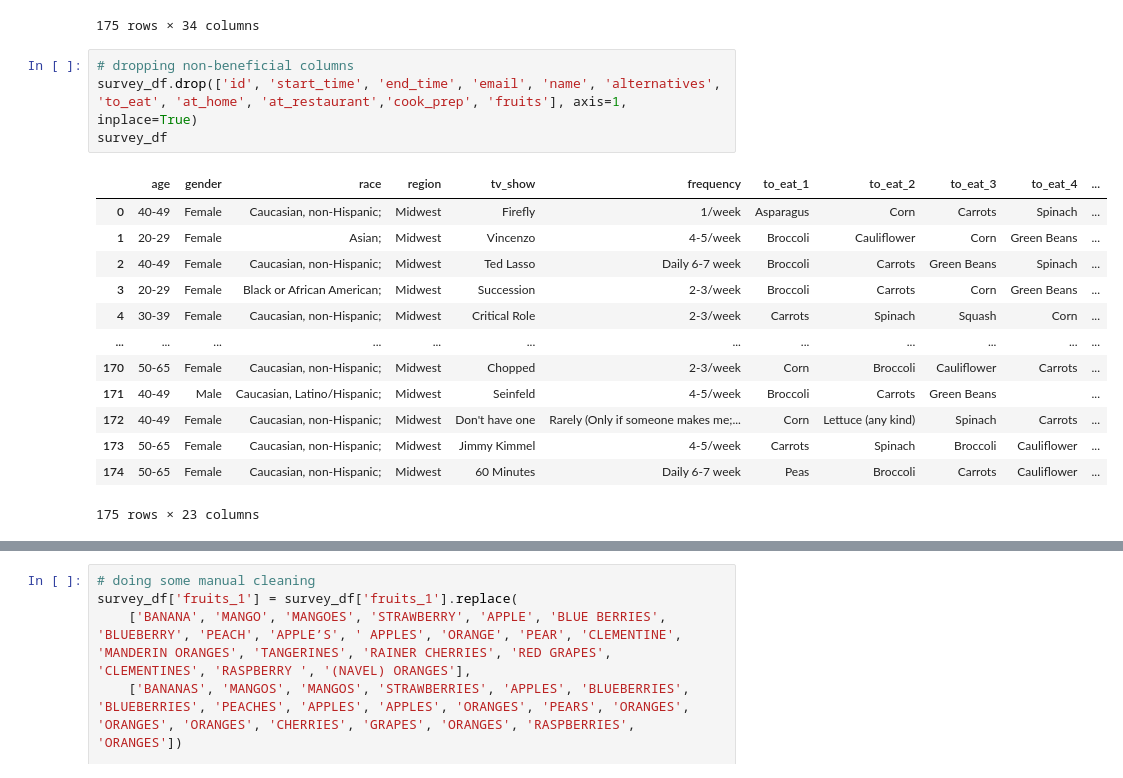
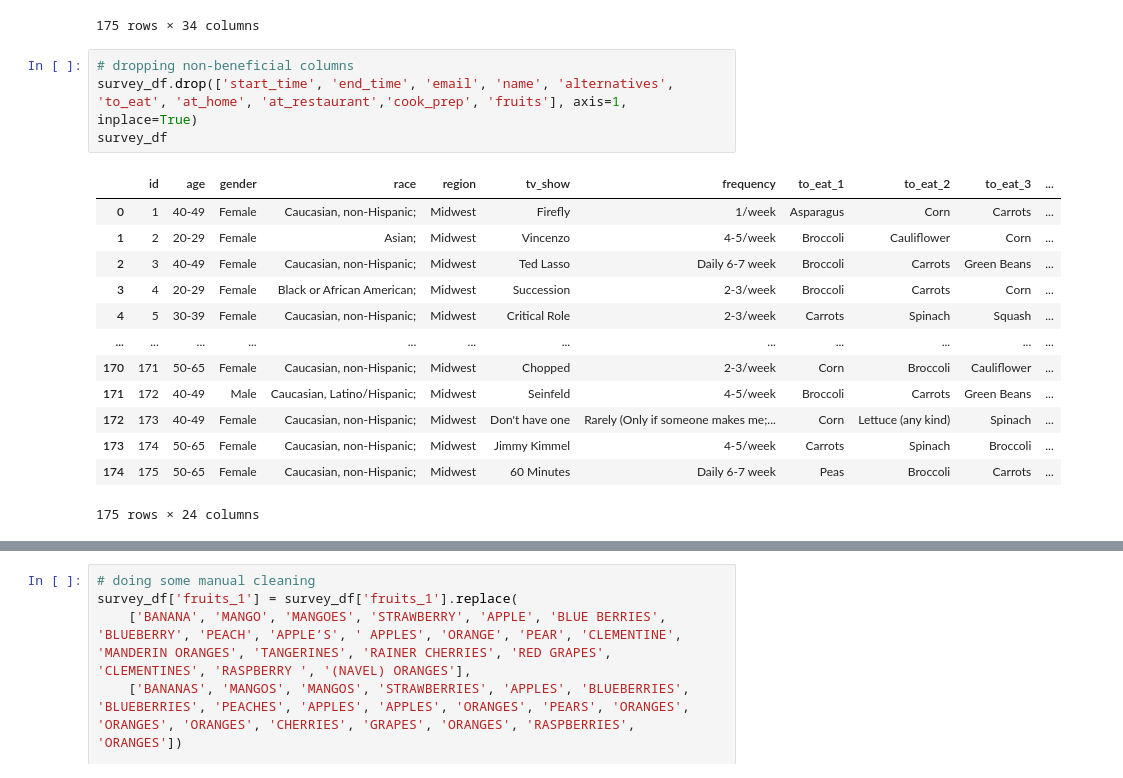
Before and after one commit to PamFernandez/veggie-tales, a Jupyter notebook: pams_data_cleaning.ipynb, the cells around one changed output, grey strips where cells are left out. Cells and saved outputs as stored; diff of their text form.

```diff
--- a/pams_data_cleaning.ipynb
+++ b/pams_data_cleaning.ipynb
@@ -134,22 +134,22 @@ Index(['id', 'start_time', 'end_time', 'email', 'name', 'age', 'gender',
 175 rows × 34 columns
 # %%
 # dropping non-beneficial columns
-survey_df.drop(['id', 'start_time', 'end_time', 'email', 'name', 'alternatives', 'to_eat', 'at_home', 'at_restaurant','cook_prep', 'fruits'], axis=1, inplace=True)
+survey_df.drop(['start_time', 'end_time', 'email', 'name', 'alternatives', 'to_eat', 'at_home', 'at_restaurant','cook_prep', 'fruits'], axis=1, inplace=True)
 survey_df
 # %% [output]
-|  | age | gender | race | region | tv_show | frequency | to_eat_1 | to_eat_2 | to_eat_3 | to_eat_4 | ... |
-| 0 | 40-49 | Female | Caucasian, non-Hispanic; | Midwest | Firefly | 1/week | Asparagus | Corn | Carrots | Spinach | ... |
-| 1 | 20-29 | Female | Asian; | Midwest | Vincenzo | 4-5/week | Broccoli | Cauliflower | Corn | Green Beans | ... |
-| 2 | 40-49 | Female | Caucasian, non-Hispanic; | Midwest | Ted Lasso | Daily 6-7 week | Broccoli | Carrots | Green Beans | Spinach | ... |
-| 3 | 20-29 | Female | Black or African American; | Midwest | Succession | 2-3/week | Broccoli | Carrots | Corn | Green Beans | ... |
-| 4 | 30-39 | Female | Caucasian, non-Hispanic; | Midwest | Critical Role | 2-3/week | Carrots | Spinach | Squash | Corn | ... |
+|  | id | age | gender | race | region | tv_show | frequency | to_eat_1 | to_eat_2 | to_eat_3 | ... |
+| 0 | 1 | 40-49 | Female | Caucasian, non-Hispanic; | Midwest | Firefly | 1/week | Asparagus | Corn | Carrots | ... |
+| 1 | 2 | 20-29 | Female | Asian; | Midwest | Vincenzo | 4-5/week | Broccoli | Cauliflower | Corn | ... |
+| 2 | 3 | 40-49 | Female | Caucasian, non-Hispanic; | Midwest | Ted Lasso | Daily 6-7 week | Broccoli | Carrots | Green Beans | ... |
+| 3 | 4 | 20-29 | Female | Black or African American; | Midwest | Succession | 2-3/week | Broccoli | Carrots | Corn | ... |
+| 4 | 5 | 30-39 | Female | Caucasian, non-Hispanic; | Midwest | Critical Role | 2-3/week | Carrots | Spinach | Squash | ... |
 | ... | ... | ... | ... | ... | ... | ... | ... | ... | ... | ... | ... |
-| 170 | 50-65 | Female | Caucasian, non-Hispanic; | Midwest | Chopped | 2-3/week | Corn | Broccoli | Cauliflower | Carrots | ... |
-| 171 | 40-49 | Male | Caucasian, Latino/Hispanic; | Midwest | Seinfeld | 4-5/week | Broccoli | Carrots | Green Beans |  | ... |
-| 172 | 40-49 | Female | Caucasian, non-Hispanic; | Midwest | Don't have one | Rarely (Only if someone makes me;... | Corn | Lettuce (any kind) | Spinach | Carrots | ... |
-| 173 | 50-65 | Female | Caucasian, non-Hispanic; | Midwest | Jimmy Kimmel | 4-5/week | Carrots | Spinach | Broccoli | Cauliflower | ... |
-| 174 | 50-65 | Female | Caucasian, non-Hispanic; | Midwest | 60 Minutes | Daily 6-7 week | Peas | Broccoli | Carrots | Cauliflower | ... |
+| 170 | 171 | 50-65 | Female | Caucasian, non-Hispanic; | Midwest | Chopped | 2-3/week | Corn | Broccoli | Cauliflower | ... |
+| 171 | 172 | 40-49 | Male | Caucasian, Latino/Hispanic; | Midwest | Seinfeld | 4-5/week | Broccoli | Carrots | Green Beans | ... |
+| 172 | 173 | 40-49 | Female | Caucasian, non-Hispanic; | Midwest | Don't have one | Rarely (Only if someone makes me;... | Corn | Lettuce (any kind) | Spinach | ... |
+| 173 | 174 | 50-65 | Female | Caucasian, non-Hispanic; | Midwest | Jimmy Kimmel | 4-5/week | Carrots | Spinach | Broccoli | ... |
+| 174 | 175 | 50-65 | Female | Caucasian, non-Hispanic; | Midwest | 60 Minutes | Daily 6-7 week | Peas | Broccoli | Carrots | ... |
-175 rows × 23 columns
+175 rows × 24 columns
 # %%
 # capitalizing all values
 survey_df = survey_df.apply(lambda x: x.astype(str).str.upper())
```
Also changed, not shown: parts of 33 cells of this notebook, 2 other files.
